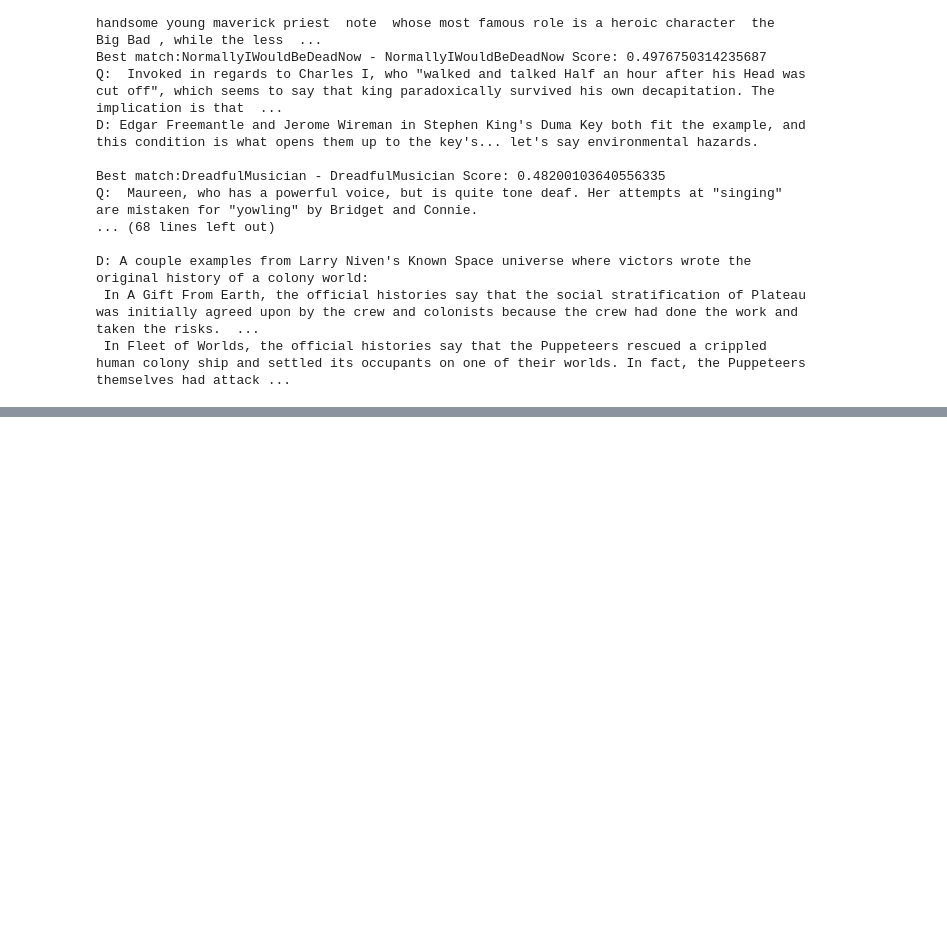
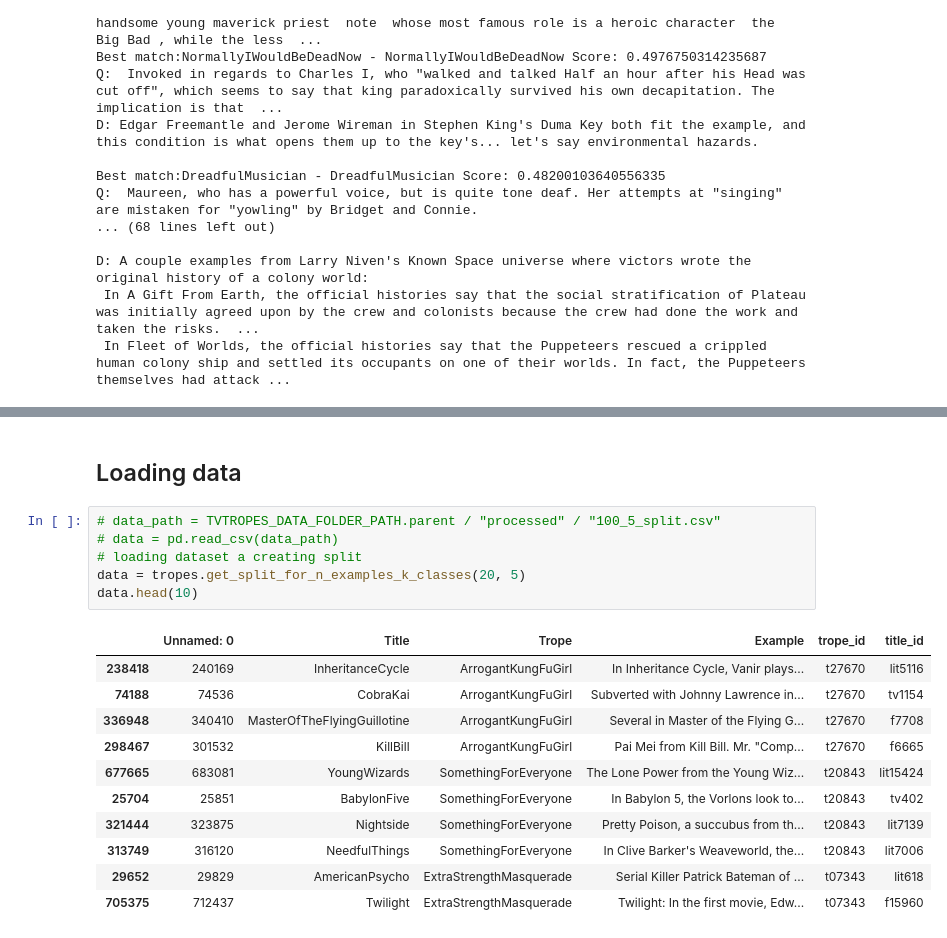
Before and after one commit to Fergons/narana, a Jupyter notebook: notebooks/tvtropes_explore.ipynb, the cells around one changed output, grey strips where cells are left out. Saved outputs shown, nothing was run; the diff lists cells and outputs as text; blank space fills up the shorter version.

```diff
--- a/notebooks/tvtropes_explore.ipynb
+++ b/notebooks/tvtropes_explore.ipynb
@@ -210,0 +250,20 @@ D: A couple examples from Larry Niven's Known Space universe where victors wrote
+# %% [markdown]
+## Loading data
+# %%
+# data_path = TVTROPES_DATA_FOLDER_PATH.parent / "processed" / "100_5_split.csv"
+# data = pd.read_csv(data_path)
+# loading dataset a creating split
+data = tropes.get_split_for_n_examples_k_classes(20, 5)
+data.head(10)
+# %% [output]
+|  | Unnamed: 0 | Title | Trope | Example | trope_id | title_id |
+| 238418 | 240169 | InheritanceCycle | ArrogantKungFuGirl | In Inheritance Cycle, Vanir plays... | t27670 | lit5116 |
+| 74188 | 74536 | CobraKai | ArrogantKungFuGirl | Subverted with Johnny Lawrence in... | t27670 | tv1154 |
+| 336948 | 340410 | MasterOfTheFlyingGuillotine | ArrogantKungFuGirl | Several in Master of the Flying G... | t27670 | f7708 |
+| 298467 | 301532 | KillBill | ArrogantKungFuGirl | Pai Mei from Kill Bill. Mr. "Comp... | t27670 | f6665 |
+| 677665 | 683081 | YoungWizards | SomethingForEveryone | The Lone Power from the Young Wiz... | t20843 | lit15424 |
+| 25704 | 25851 | BabylonFive | SomethingForEveryone | In Babylon 5, the Vorlons look to... | t20843 | tv402 |
+| 321444 | 323875 | Nightside | SomethingForEveryone | Pretty Poison, a succubus from th... | t20843 | lit7139 |
+| 313749 | 316120 | NeedfulThings | SomethingForEveryone | In Clive Barker's Weaveworld, the... | t20843 | lit7006 |
+| 29652 | 29829 | AmericanPsycho | ExtraStrengthMasquerade | Serial Killer Patrick Bateman of ... | t07343 | lit618 |
+| 705375 | 712437 | Twilight | ExtraStrengthMasquerade | Twilight: In the first movie, Edw... | t07343 | f15960 |
```
Also changed, not shown: parts of 21 cells of this notebook, 1 other file.
